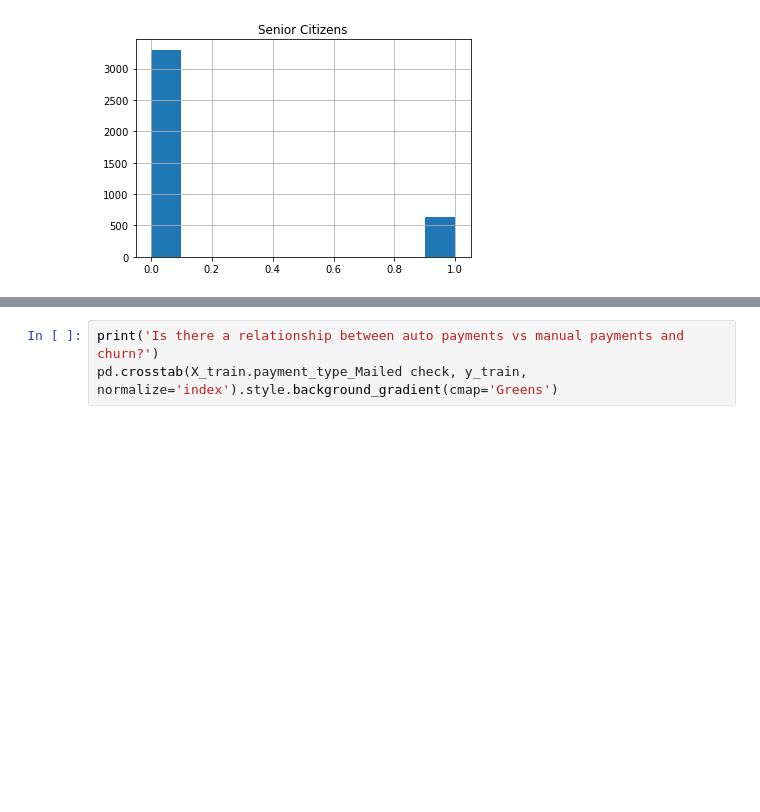
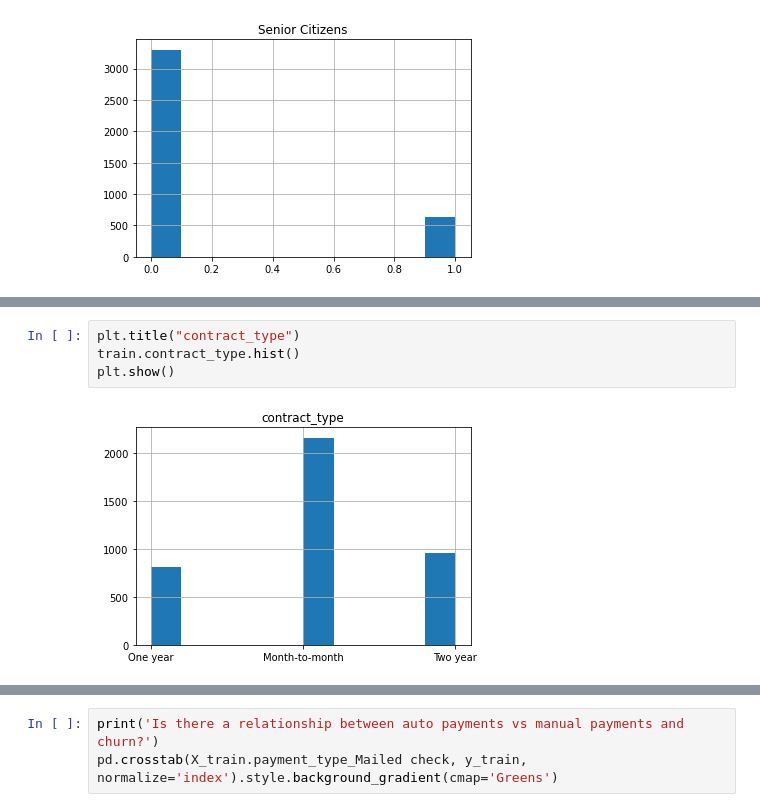
Before and after one commit to raedownen/Project_1-Classification, a Jupyter notebook: telco-draft.ipynb, the cells around one changed output, grey strips where cells are left out. Saved outputs shown, nothing was run; the diff lists cells and outputs as text; blank space fills up the shorter version.

```diff
--- a/telco-draft.ipynb
+++ b/telco-draft.ipynb
@@ -468,0 +229,6 @@ pd.crosstab(X_train.tech_support_Yes, y_train, normalize='index').style.backgrou
+# %%
+plt.title("contract_type")
+train.contract_type.hist()
+plt.show()
+# %% [output]
+[figure, added]
```
Also changed, not shown: parts of 128 cells of this notebook.
